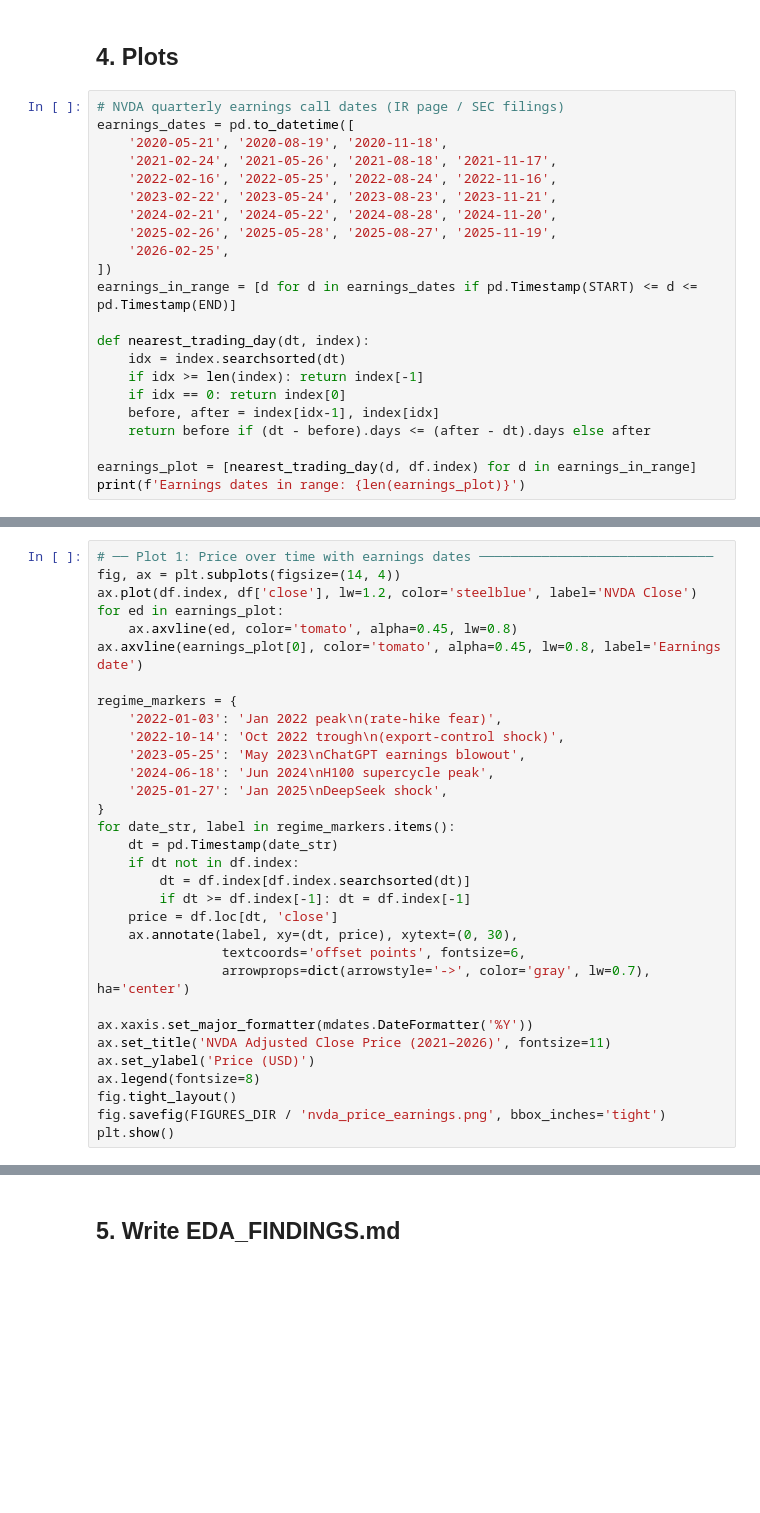
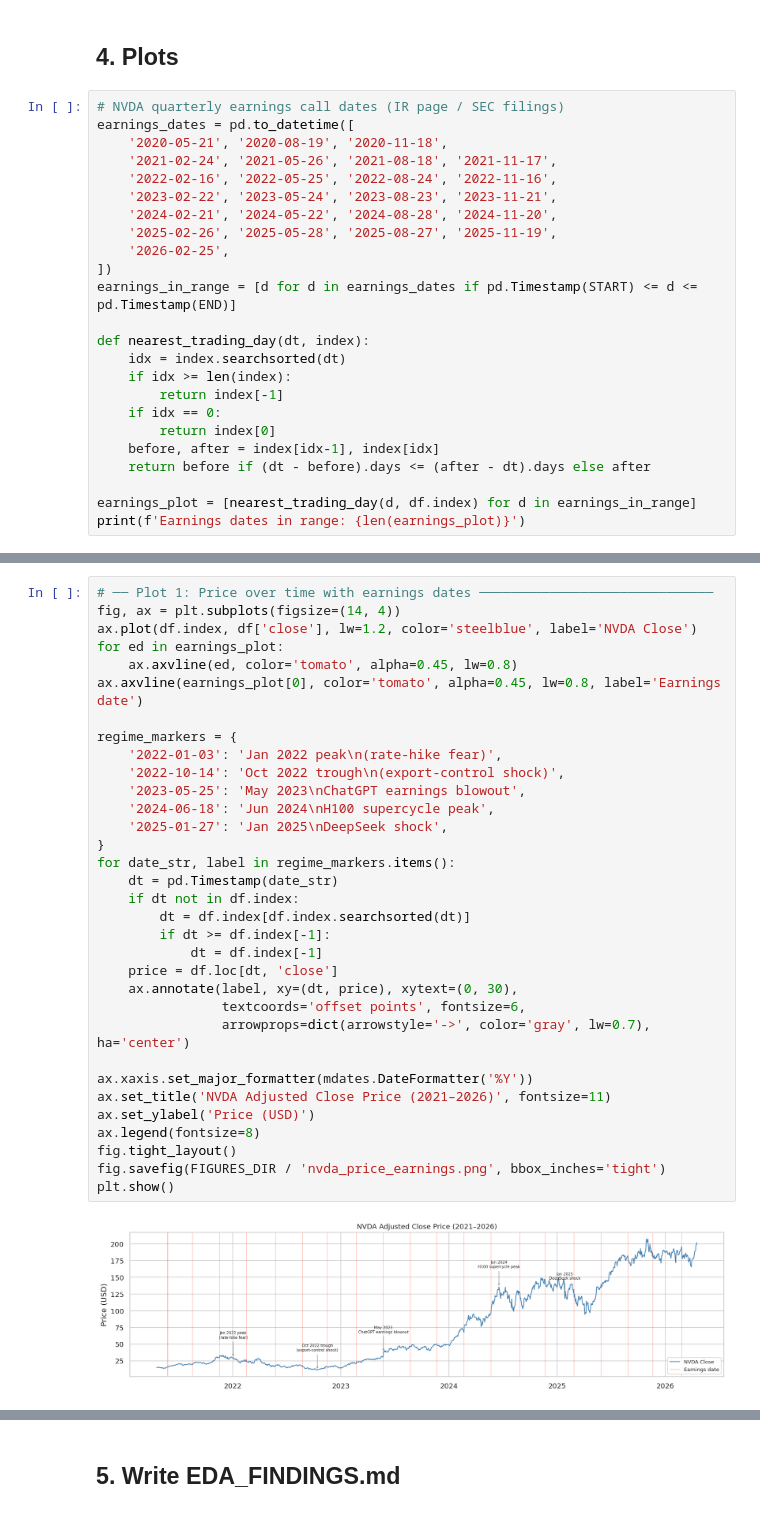
Before and after one commit to himalayasharma/otppTakeHomeAssignment, a Jupyter notebook: notebooks/01_eda.ipynb, the cells around one changed output, grey strips where cells are left out. Saved outputs shown, nothing was run; the diff lists cells and outputs as text; blank space fills up the shorter version.

```diff
--- a/notebooks/01_eda.ipynb
+++ b/notebooks/01_eda.ipynb
@@ -174,8 +177,10 @@ earnings_in_range = [d for d in earnings_dates if pd.Timestamp(START) <= d <= pd
 
 def nearest_trading_day(dt, index):
     idx = index.searchsorted(dt)
-    if idx >= len(index): return index[-1]
-    if idx == 0: return index[0]
+    if idx >= len(index):
+        return index[-1]
+    if idx == 0:
+        return index[0]
     before, after = index[idx-1], index[idx]
     return before if (dt - before).days <= (after - dt).days else after
 
@@ -185,34 +192,37 @@ print(f'Earnings dates in range: {len(earnings_plot)}')
 # ── Plot 1: Price over time with earnings dates ──────────────────────────────
 fig, ax = plt.subplots(figsize=(14, 4))
 ax.plot(df.index, df['close'], lw=1.2, color='steelblue', label='NVDA Close')
 for ed in earnings_plot:
     ax.axvline(ed, color='tomato', alpha=0.45, lw=0.8)
 ax.axvline(earnings_plot[0], color='tomato', alpha=0.45, lw=0.8, label='Earnings date')
 
 regime_markers = {
     '2022-01-03': 'Jan 2022 peak\n(rate-hike fear)',
     '2022-10-14': 'Oct 2022 trough\n(export-control shock)',
     '2023-05-25': 'May 2023\nChatGPT earnings blowout',
     '2024-06-18': 'Jun 2024\nH100 supercycle peak',
     '2025-01-27': 'Jan 2025\nDeepSeek shock',
 }
 for date_str, label in regime_markers.items():
     dt = pd.Timestamp(date_str)
     if dt not in df.index:
         dt = df.index[df.index.searchsorted(dt)]
-        if dt >= df.index[-1]: dt = df.index[-1]
+        if dt >= df.index[-1]:
+            dt = df.index[-1]
     price = df.loc[dt, 'close']
     ax.annotate(label, xy=(dt, price), xytext=(0, 30),
                 textcoords='offset points', fontsize=6,
                 arrowprops=dict(arrowstyle='->', color='gray', lw=0.7), ha='center')
 
 ax.xaxis.set_major_formatter(mdates.DateFormatter('%Y'))
 ax.set_title('NVDA Adjusted Close Price (2021–2026)', fontsize=11)
 ax.set_ylabel('Price (USD)')
 ax.legend(fontsize=8)
 fig.tight_layout()
 fig.savefig(FIGURES_DIR / 'nvda_price_earnings.png', bbox_inches='tight')
 plt.show()
+# %% [output]
+[figure, added]
 # %%
 # ── Plot 2: Return distribution ───────────────────────────────────────────────
 r = df['ret'].dropna()
```
Also changed, not shown: parts of 13 cells of this notebook, 8 other files.
